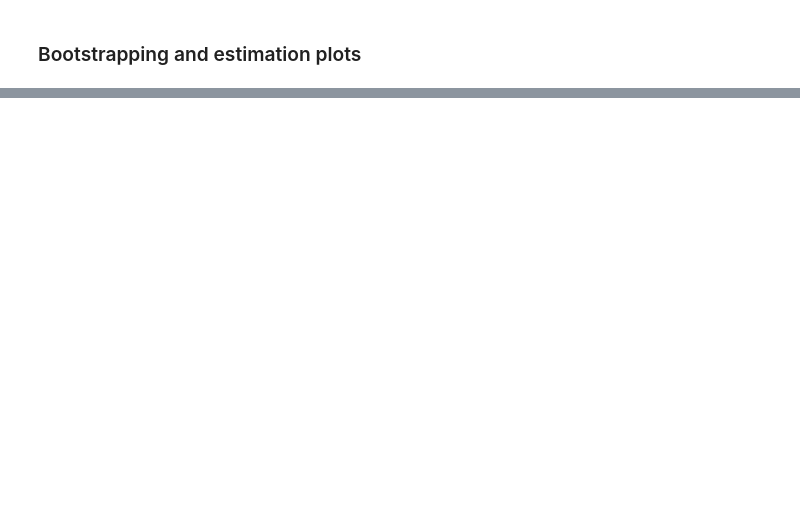
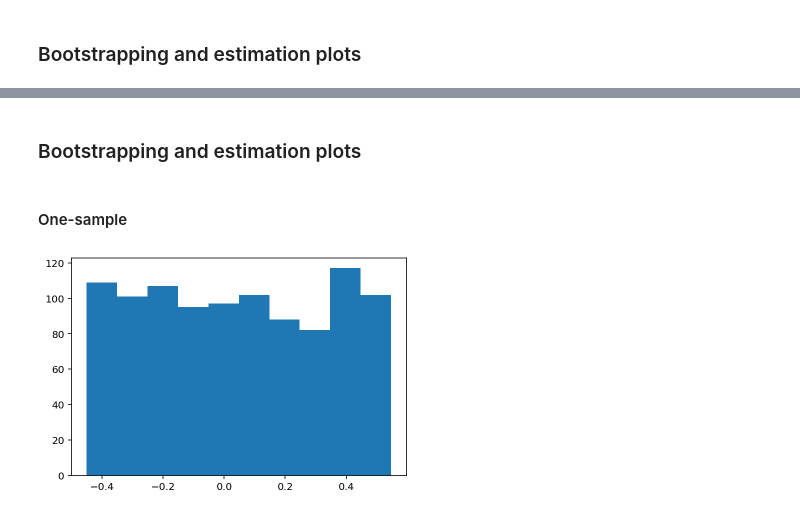
Before and after one commit to badralbanna/quantitative-neuroscience, a Jupyter notebook: (BFA) Ex 8 - hypothesis testing.ipynb, the cells around one changed output, grey strips where cells are left out. Drawn from its saved outputs; the diff is of its cells as text; code cells hidden in the pictures; blank space fills up the shorter version.

```diff
--- a/(BFA) Ex 8 - hypothesis testing.ipynb
+++ b/(BFA) Ex 8 - hypothesis testing.ipynb
@@ -165,0 +451,11 @@ sps.f_oneway(X1, X2, X3)
+# %% [markdown]
+### Bootstrapping and estimation plots
+# %% [markdown]
+#### One-sample
+# %%
+Y = np.random.uniform(size=1000) - 0.45
+
+fig, ax = plt.subplots()
+b, c, _ = ax.hist(Y)
+# %% [output]
+[figure, added]
```
Also changed, not shown: parts of 111 cells of this notebook, 1 other file.
